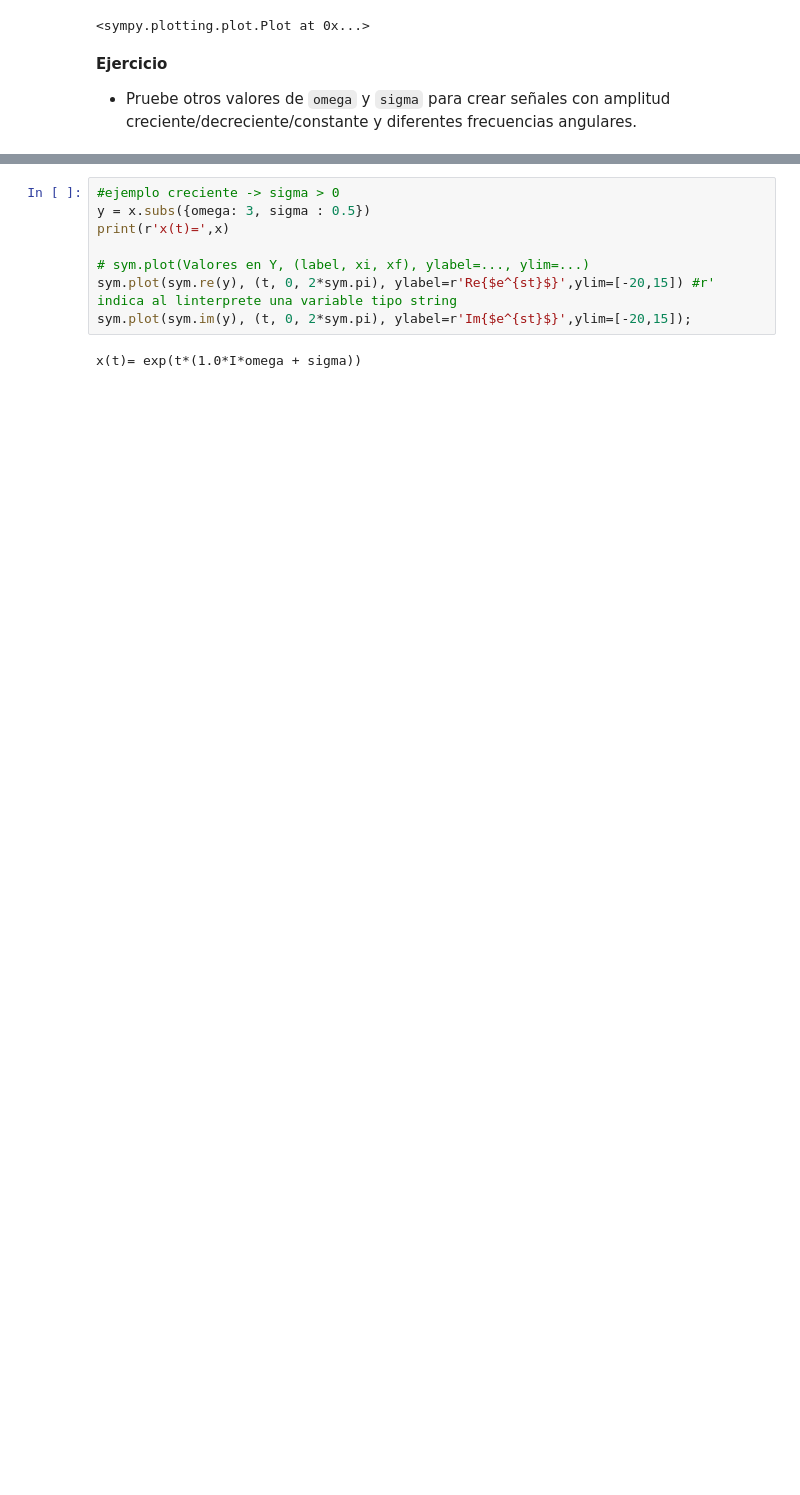
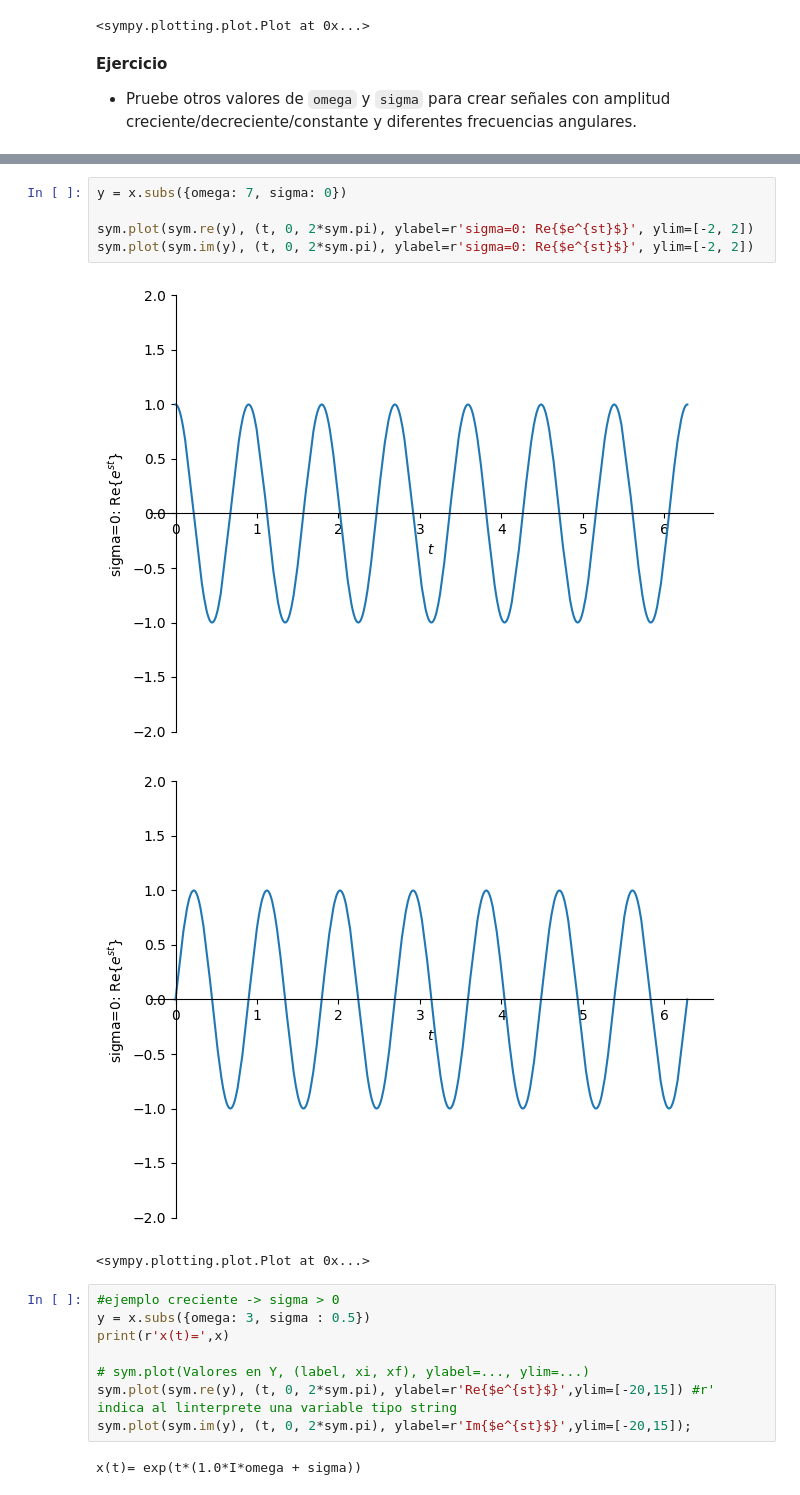
Before and after one commit to Locojuan9/se-ales_y_sistemas, a Jupyter notebook: 1_IntroduccionSyS/2_Señales_estandar.ipynb, the cells around one changed output, grey strips where cells are left out. Drawn from its saved outputs; the diff is of its cells as text; blank space fills up the shorter version.

```diff
--- a/1_IntroduccionSyS/2_Señales_estandar.ipynb
+++ b/1_IntroduccionSyS/2_Señales_estandar.ipynb
@@ -74,3 +92,12 @@ x(t)= exp(t*(1.0*I*omega + sigma))
+# %%
+y = x.subs({omega: 7, sigma: 0})
+
+sym.plot(sym.re(y), (t, 0, 2*sym.pi), ylabel=r'sigma=0: Re{$e^{st}$}', ylim=[-2, 2])
+sym.plot(sym.im(y), (t, 0, 2*sym.pi), ylabel=r'sigma=0: Re{$e^{st}$}', ylim=[-2, 2])
+# %% [output]
+[figure, added]
+[figure, added]
+<sympy.plotting.plot.Plot at 0x...>
 # %%
 #ejemplo creciente -> sigma > 0
 y = x.subs({omega: 3, sigma : 0.5})
```
Also changed, not shown: parts of 6 cells of this notebook.
